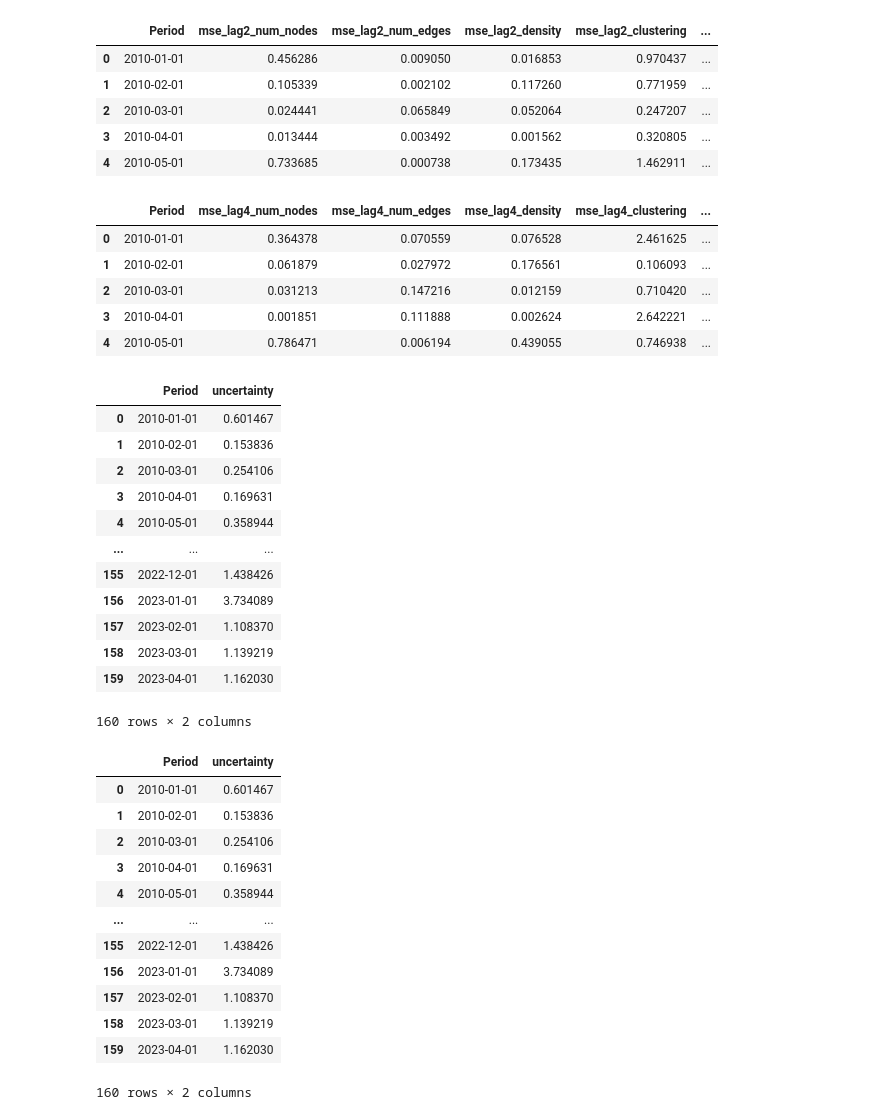
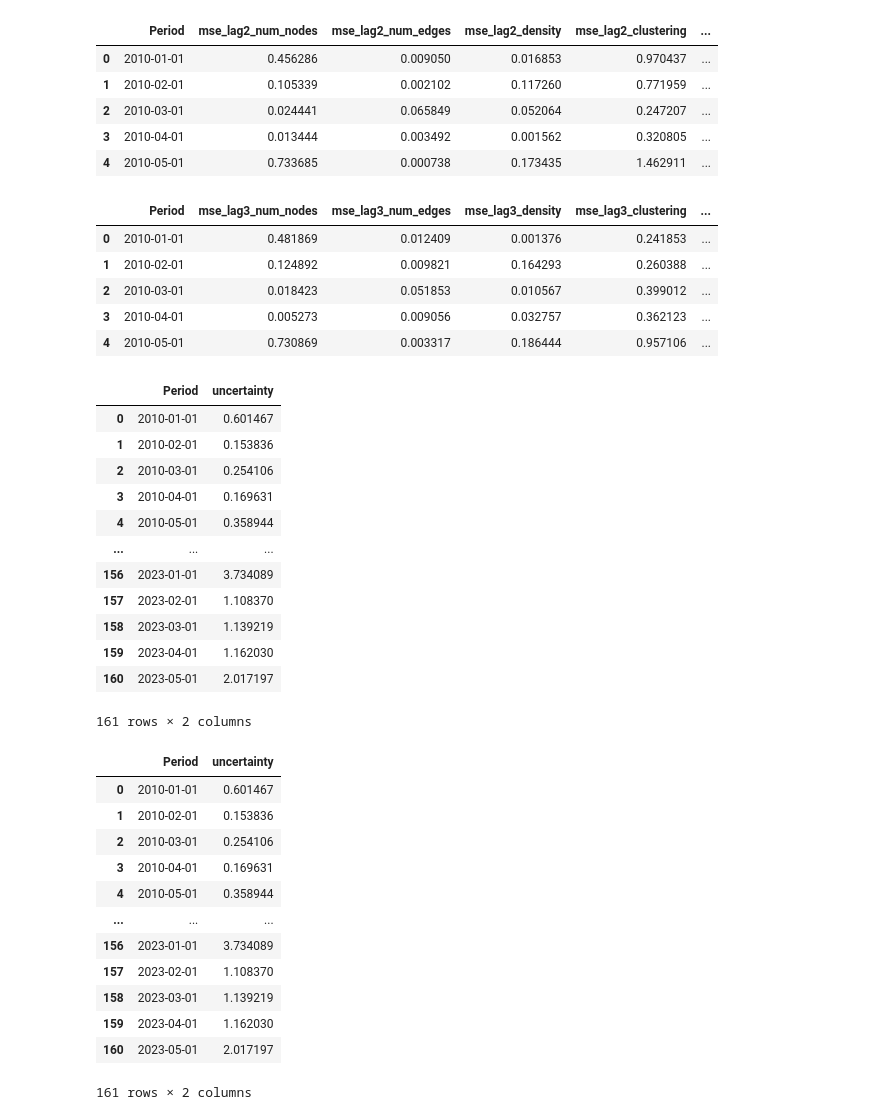
Before and after one commit to Sifan1997/Code_for_thesis, a Jupyter notebook: notebook/2_uncertainty_measurement.ipynb, the cells around one changed output. Saved outputs shown, nothing was run; the diff lists cells and outputs as text; code cells hidden in the pictures.

```diff
--- a/notebook/2_uncertainty_measurement.ipynb
+++ b/notebook/2_uncertainty_measurement.ipynb
@@ -80,21 +80,21 @@ target_columns = ['num_nodes', 'num_edges', 'density', 'clustering', 'assortativ
 # Copy the original DataFrame to avoid modifying the original data
 lag1_df = df.copy()
 lag2_df = df.copy()
-lag4_df = df.copy()
+lag3_df = df.copy()
 
 # Shift target columns by 1, 3, and 6 periods in respective lag DataFrames
 for column in target_columns:
     lag1_df[f'{column}'] = lag1_df[column].shift(1)
     lag2_df[f'{column}'] = lag2_df[column].shift(2)
-    lag4_df[f'{column}'] = lag4_df[column].shift(4)
+    lag3_df[f'{column}'] = lag3_df[column].shift(3)
 
 # Shift the Period column
 lag1_df['Period'] = lag1_df['Period'] - pd.DateOffset(months=1)
 lag2_df['Period'] = lag2_df['Period'] - pd.DateOffset(months=2)
-lag4_df['Period'] = lag4_df['Period'] - pd.DateOffset(months=4)
+lag3_df['Period'] = lag3_df['Period'] - pd.DateOffset(months=3)
 
 # Drop rows with NaN values in lag DataFrames
 lag1_df = lag1_df.dropna()
 lag2_df = lag2_df.dropna()
-lag4_df = lag4_df.dropna()
+lag3_df = lag3_df.dropna()
 # %%
@@ -178,13 +178,13 @@ mse_per_column_dict = {}
 for column in columns_to_calculate_mse:
     lag1_mse = calculate_mse_per_period(lag1_df, target_column=column)
     lag2_mse = calculate_mse_per_period(lag2_df, target_column=column)
-    lag4_mse = calculate_mse_per_period(lag4_df, target_column=column)
+    lag3_mse = calculate_mse_per_period(lag3_df, target_column=column)
 
     # Merge the MSE DataFrames on the 'period' column
-    merged_mse_df = lag1_mse.merge(lag2_mse, on='Period').merge(lag4_mse, on='Period')
+    merged_mse_df = lag1_mse.merge(lag2_mse, on='Period').merge(lag3_mse, on='Period')
 
     # Rename the columns to include the column name and lag
-    merged_mse_df.columns = ['Period', f'mse_lag1_{column}', f'mse_lag2_{column}', f'mse_lag4_{column}']
+    merged_mse_df.columns = ['Period', f'mse_lag1_{column}', f'mse_lag2_{column}', f'mse_lag3_{column}']
 
     # Store the MSE DataFrame for the current column in the dictionary
     mse_per_column_dict[column] = merged_mse_df
@@ -192,12 +192,12 @@ for column in columns_to_calculate_mse:
 # Create separate DataFrames for each lag
 lag1_mse = pd.concat([mse_df[f'mse_lag1_{column}'] for column, mse_df in mse_per_column_dict.items()], axis=1)
 lag2_mse = pd.concat([mse_df[f'mse_lag2_{column}'] for column, mse_df in mse_per_column_dict.items()], axis=1)
-lag4_mse = pd.concat([mse_df[f'mse_lag4_{column}'] for column, mse_df in mse_per_column_dict.items()], axis=1)
+lag3_mse = pd.concat([mse_df[f'mse_lag3_{column}'] for column, mse_df in mse_per_column_dict.items()], axis=1)
 
 # Include the 'period' column in the resulting DataFrames
 lag1_mse.insert(0, 'Period', mse_per_column_dict[columns_to_calculate_mse[0]]['Period'])
 lag2_mse.insert(0, 'Period', mse_per_column_dict[columns_to_calculate_mse[0]]['Period'])
-lag4_mse.insert(0, 'Period', mse_per_column_dict[columns_to_calculate_mse[0]]['Period'])
+lag3_mse.insert(0, 'Period', mse_per_column_dict[columns_to_calculate_mse[0]]['Period'])
 # %% [output]
 Best Parameters: {'bootstrap': True, 'max_depth': 11, 'min_samples_leaf': 4, 'min_samples_split': 5, 'n_estimators': 71}
 Overall Test Set Mean Squared Error for num_nodes: 0.8426922007367628
@@ -235,14 +235,14 @@ lag2_mse.head()
 | 3 | 2010-04-01 | 0.013444 | 0.003492 | 0.001562 | 0.320805 | ... |
 | 4 | 2010-05-01 | 0.733685 | 0.000738 | 0.173435 | 1.462911 | ... |
 # %%
-lag4_mse.head()
+lag3_mse.head()
 # %% [output]
-|  | Period | mse_lag4_num_nodes | mse_lag4_num_edges | mse_lag4_density | mse_lag4_clustering | ... |
-| 0 | 2010-01-01 | 0.364378 | 0.070559 | 0.076528 | 2.461625 | ... |
-| 1 | 2010-02-01 | 0.061879 | 0.027972 | 0.176561 | 0.106093 | ... |
-| 2 | 2010-03-01 | 0.031213 | 0.147216 | 0.012159 | 0.710420 | ... |
-| 3 | 2010-04-01 | 0.001851 | 0.111888 | 0.002624 | 2.642221 | ... |
-| 4 | 2010-05-01 | 0.786471 | 0.006194 | 0.439055 | 0.746938 | ... |
+|  | Period | mse_lag3_num_nodes | mse_lag3_num_edges | mse_lag3_density | mse_lag3_clustering | ... |
+| 0 | 2010-01-01 | 0.481869 | 0.012409 | 0.001376 | 0.241853 | ... |
+| 1 | 2010-02-01 | 0.124892 | 0.009821 | 0.164293 | 0.260388 | ... |
+| 2 | 2010-03-01 | 0.018423 | 0.051853 | 0.010567 | 0.399012 | ... |
+| 3 | 2010-04-01 | 0.005273 | 0.009056 | 0.032757 | 0.362123 | ... |
+| 4 | 2010-05-01 | 0.730869 | 0.003317 | 0.186444 | 0.957106 | ... |
 # %%
 
 def calculate_uncertainty_metrics(mse_df):
@@ -269,12 +269,12 @@ uncertainties_1
 | 3 | 2010-04-01 | 0.169631 |
 | 4 | 2010-05-01 | 0.358944 |
 | ... | ... | ... |
-| 155 | 2022-12-01 | 1.438426 |
 | 156 | 2023-01-01 | 3.734089 |
 | 157 | 2023-02-01 | 1.108370 |
 | 158 | 2023-03-01 | 1.139219 |
 | 159 | 2023-04-01 | 1.162030 |
+| 160 | 2023-05-01 | 2.017197 |
-160 rows × 2 columns
+161 rows × 2 columns
 # %%
 # # Convert Period column to datetime
 # uncertainties_1['Period'] = pd.to_datetime(uncertainties_1['Period'])
@@ -295,12 +295,12 @@ uncertainties_1
 | 3 | 2010-04-01 | 0.169631 |
 | 4 | 2010-05-01 | 0.358944 |
 | ... | ... | ... |
-| 155 | 2022-12-01 | 1.438426 |
 | 156 | 2023-01-01 | 3.734089 |
 | 157 | 2023-02-01 | 1.108370 |
 | 158 | 2023-03-01 | 1.139219 |
 | 159 | 2023-04-01 | 1.162030 |
+| 160 | 2023-05-01 | 2.017197 |
-160 rows × 2 columns
+161 rows × 2 columns
 # %%
 uncertainties_2
 # %% [output]
```
Also changed, not shown: parts of 6 cells of this notebook, 17 other files.
